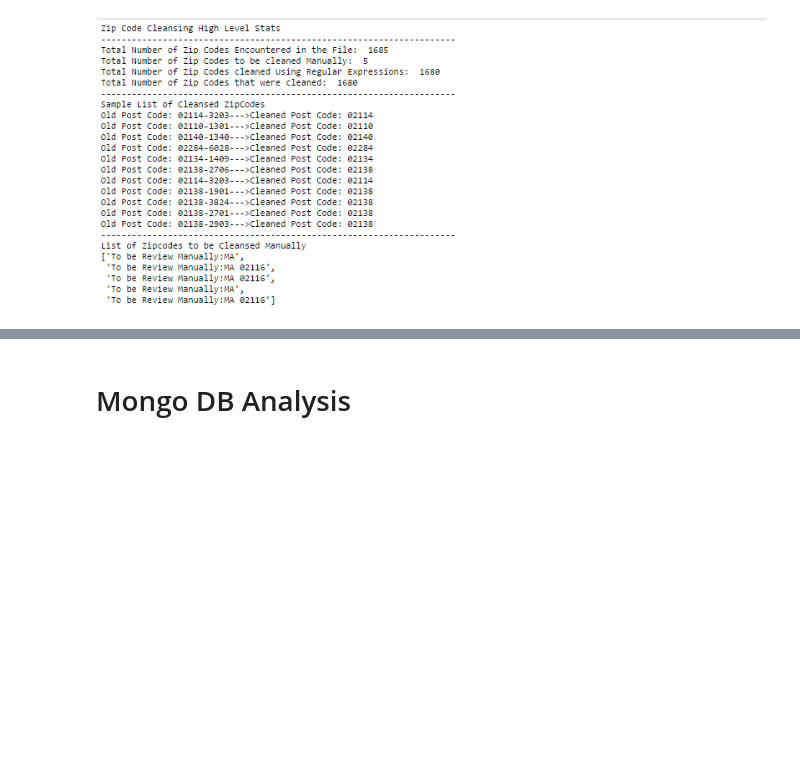
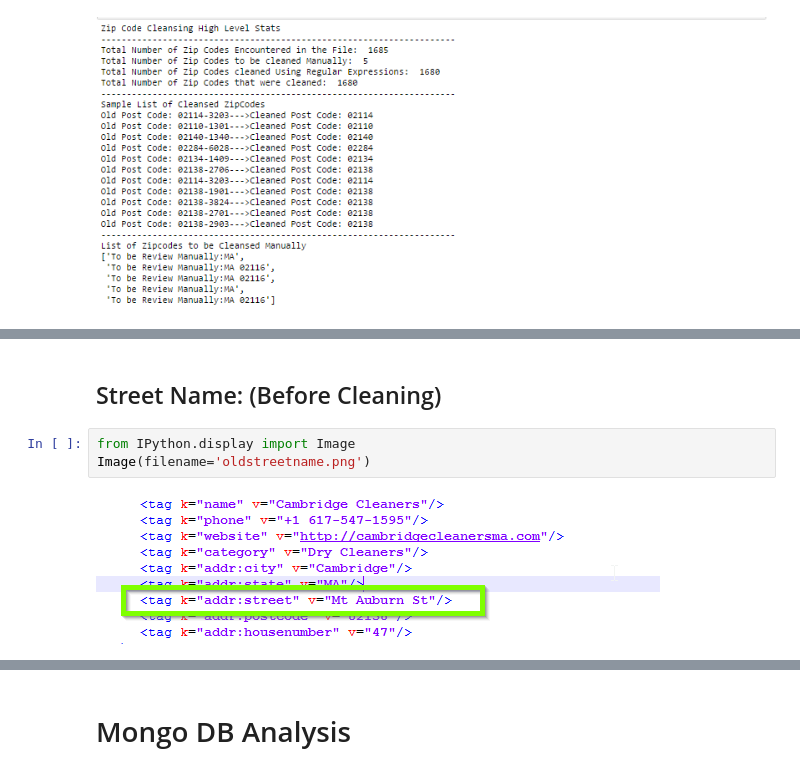
Before and after one commit to Ajinth/Python-Data-Analysis, a Jupyter notebook: Boston_OSM_Analysis_Final0305_Summary.ipynb, the cells around one changed output, grey strips where cells are left out. Cells and saved outputs as stored; diff of their text form; blank space fills up the shorter version.

```diff
--- a/Boston_OSM_Analysis_Final0305_Summary.ipynb
+++ b/Boston_OSM_Analysis_Final0305_Summary.ipynb
@@ -185,0 +191,7 @@ This step involves creation of a JSON file for importing the file to MongoDB.
+# %% [markdown]
+## Street Name: (Before Cleaning)
+# %%
+from IPython.display import Image
+Image(filename='oldstreetname.png')
+# %% [output]
+[figure, added]
```
Also changed, not shown: parts of 8 cells of this notebook, 3 other files.
